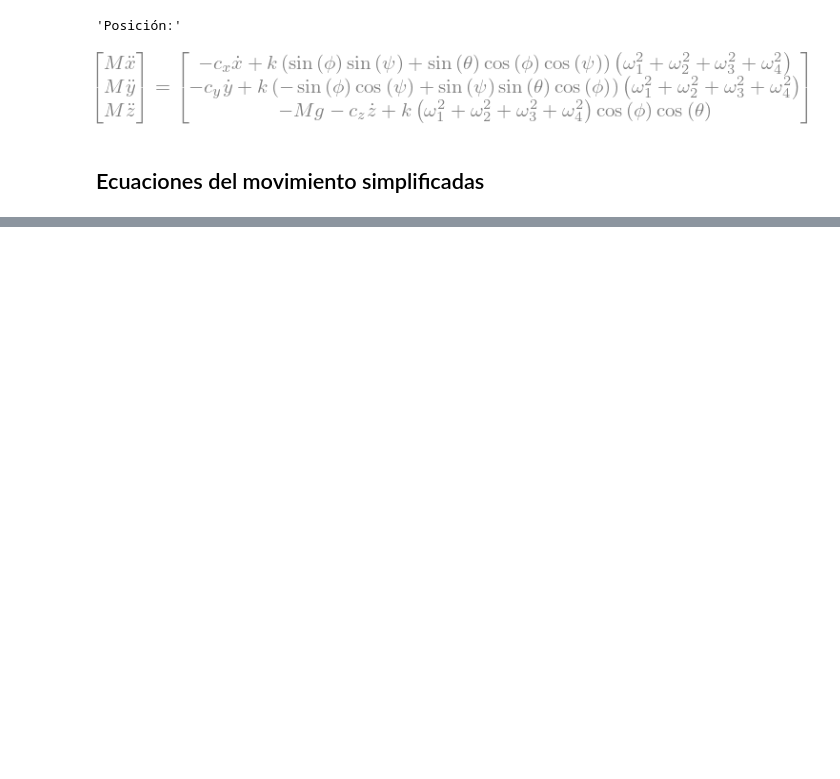
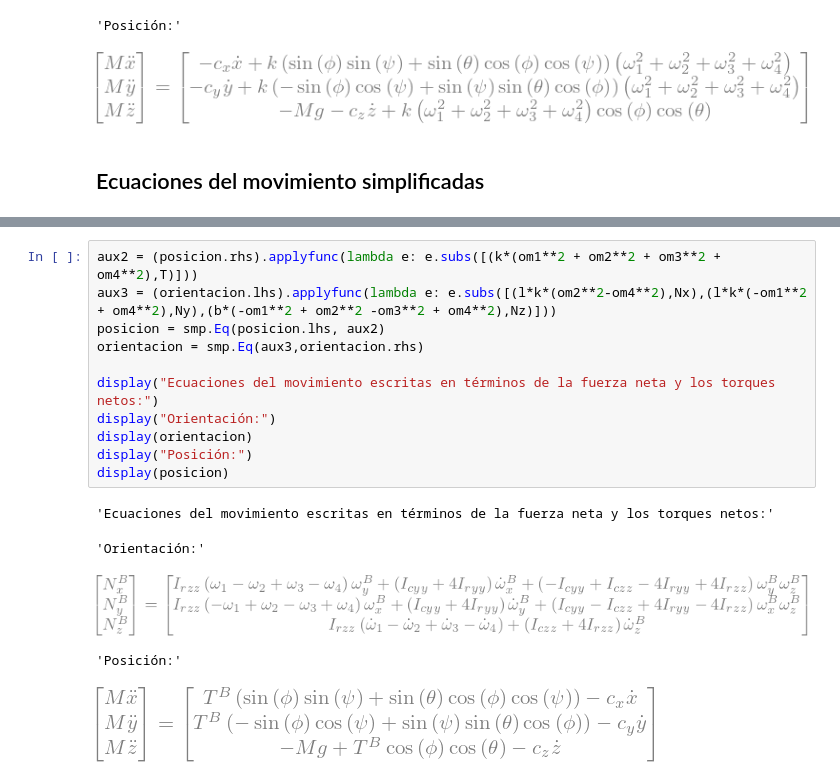
Before and after one commit to physicsIS/quadcopter, a Jupyter notebook: math_model.ipynb, the cells around one changed output, grey strips where cells are left out. Drawn from its saved outputs; the diff is of its cells as text; blank space fills up the shorter version.

```diff
--- a/math_model.ipynb
+++ b/math_model.ipynb
@@ -248,0 +283,17 @@ display(posicion)
+# %%
+aux2 = (posicion.rhs).applyfunc(lambda e: e.subs([(k*(om1**2 + om2**2 + om3**2 + om4**2),T)]))
+aux3 = (orientacion.lhs).applyfunc(lambda e: e.subs([(l*k*(om2**2-om4**2),Nx),(l*k*(-om1**2 + om4**2),Ny),(b*(-om1**2 + om2**2 -om3**2 + om4**2),Nz)]))
+posicion = smp.Eq(posicion.lhs, aux2)
+orientacion = smp.Eq(aux3,orientacion.rhs)
+
+display("Ecuaciones del movimiento escritas en términos de la fuerza neta y los torques netos:")
+display("Orientación:")
+display(orientacion)
+display("Posición:")
+display(posicion)
+# %% [output]
+'Ecuaciones del movimiento escritas en términos de la fuerza neta y los torques netos:'
+'Orientación:'
+[figure, added]
+'Posición:'
+[figure, added]
```
Also changed, not shown: parts of 37 cells of this notebook, 6 other files.
